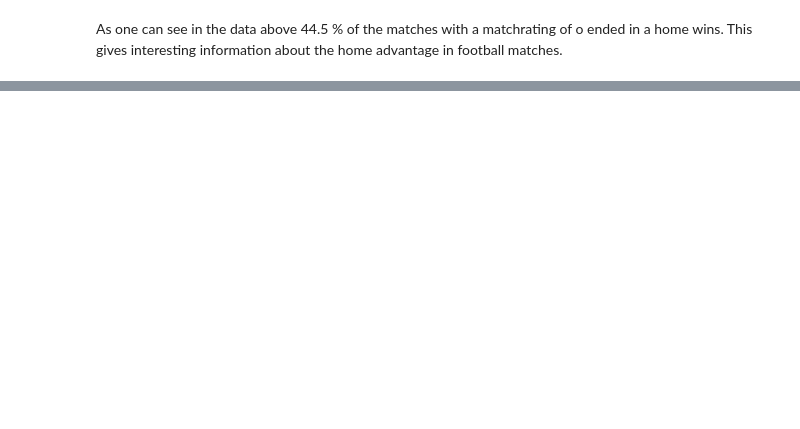
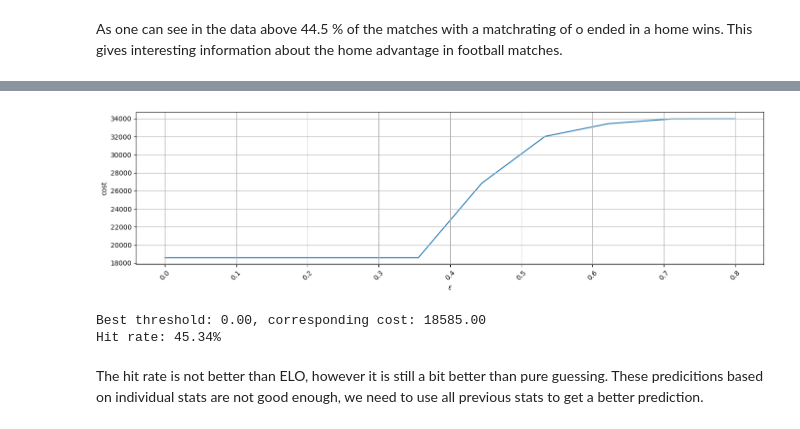
Before and after one commit to heiken1108/Match-Predictor, a Jupyter notebook: notebooks/3. Simple Match Rating.ipynb, the cells around one changed output, grey strips where cells are left out. Cells and saved outputs as stored; diff of their text form; code cells hidden in the pictures; blank space fills up the shorter version.

```diff
--- a/notebooks/3. Simple Match Rating.ipynb
+++ b/notebooks/3. Simple Match Rating.ipynb
@@ -167,0 +172,9 @@ As one can see in the data above 44.5 % of the matches with a matchrating of o e
+# %%
+data.dropna(subset=["Matchrating"], inplace=True)
+for index, row in data.iterrows():
+	matchrating = row["Matchrating"]
+	stats = outcome_percentages.loc[matchrating]
+	data.at[index, 'Home Prob'] = stats['Home Wins %'] / 100
+	data.at[index, 'Draw Prob'] = stats['Draw %'] / 100
+	data.at[index, 'Away Prob'] = stats['Away Wins %'] / 100
+data
@@ -167,0 +195,16 @@ As one can see in the data above 44.5 % of the matches with a matchrating of o e
+# %%
+cost_model = util.PickCostModel(wrong=1, skipped=1)
+thr_range = np.linspace(0, 0.8, 10)
+cost_range = pd.Series(index=thr_range, data=[cost_model.cost(data, thr) for thr in thr_range])
+util.plot_series(cost_range, figsize=figsize, xlabel=r'$\varepsilon$', ylabel='cost')
+# %% [output]
+[figure, added]
+# %%
+best_thr, best_cost = util.opt_thr(data,  cost_model, thr_range)
+print(f'Best threshold: {best_thr:.2f}, corresponding cost: {best_cost:.2f}')
+print(f'Hit rate: {(1 - best_cost/len(data))*100:.2f}%')
+# %% [output]
+Best threshold: 0.00, corresponding cost: 18585.00
+Hit rate: 45.34%
+# %% [markdown]
+The hit rate is not better than ELO, however it is still a bit better than pure guessing. These predicitions based on individual stats are not good enough, we need to use all previous stats to get a better prediction.
```
Also changed, not shown: parts of 14 cells of this notebook, 8 other files.
